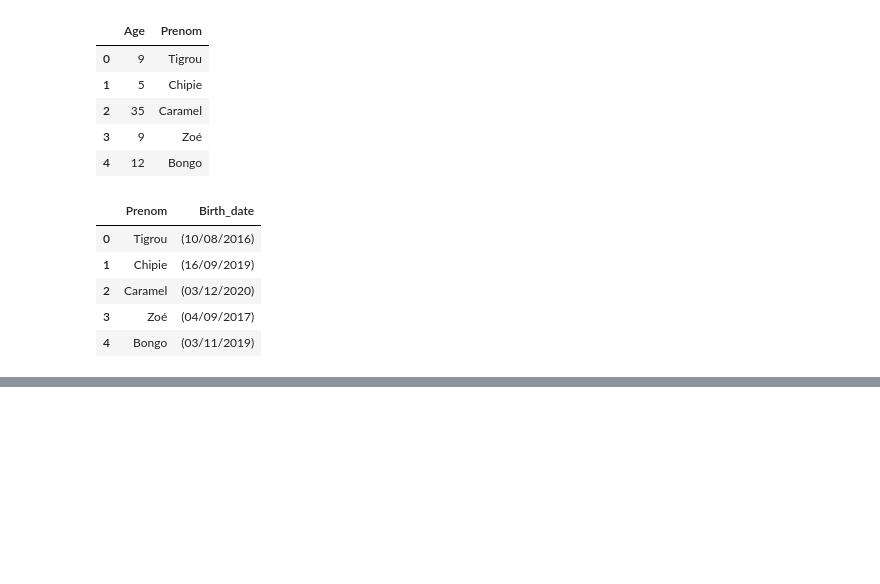
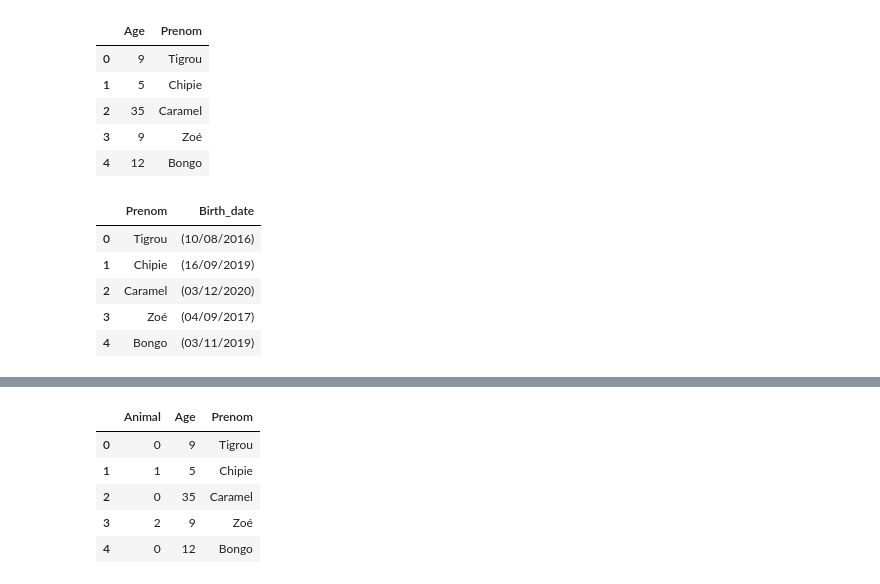
Before and after one commit to Viperine2022/projet_long_GCN_internet, a Jupyter notebook: TUTORIAL/panda_DataFrame_&Pickle_tuto.ipynb, the cells around one changed output, grey strips where cells are left out. Cells and saved outputs as stored; diff of their text form; code cells hidden in the pictures; blank space fills up the shorter version.

```diff
--- a/TUTORIAL/panda_DataFrame_&Pickle_tuto.ipynb
+++ b/TUTORIAL/panda_DataFrame_&Pickle_tuto.ipynb
@@ -279,0 +293,11 @@ age_birthdate.head()
+# %%
+animals['Animal'] = animals['Animal'].map({'chat': 0, 'chien': 1, 'hamster': 2})
+# %%
+animals.head()
+# %% [output]
+|  | Animal | Age | Prenom |
+| 0 | 0 | 9 | Tigrou |
+| 1 | 1 | 5 | Chipie |
+| 2 | 0 | 35 | Caramel |
+| 3 | 2 | 9 | Zoé |
+| 4 | 0 | 12 | Bongo |
```
Also changed, not shown: parts of 2 cells of this notebook, 3 other files.
